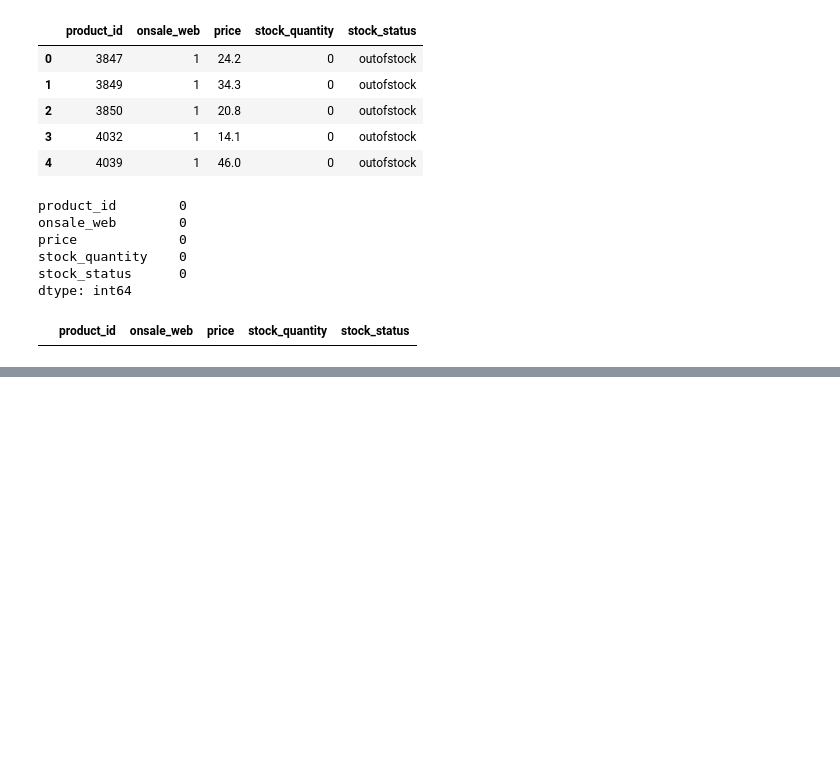
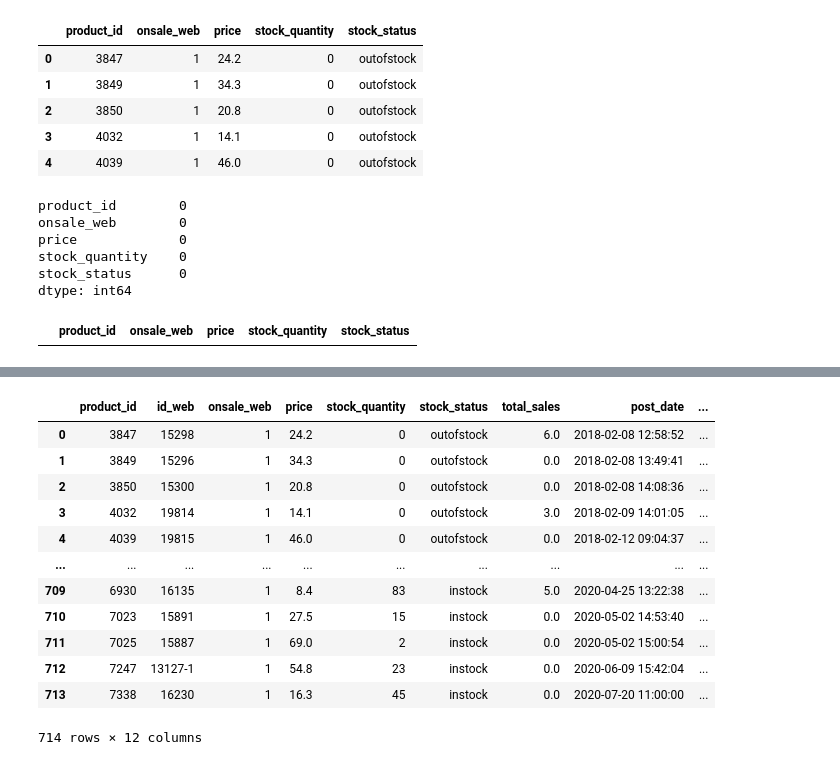
Before and after one commit to stevietchinda/Gestion-des-donn-es-d-une-boutique, a Jupyter notebook: data/fine_wine.ipynb, the cells around one changed output, grey strips where cells are left out. Saved outputs shown, nothing was run; the diff lists cells and outputs as text; code cells hidden in the pictures; blank space fills up the shorter version.

```diff
--- a/data/fine_wine.ipynb
+++ b/data/fine_wine.ipynb
@@ -344,0 +354,3 @@ instock = data_erp[data_erp['stock_status']== 'instock']
+# %%
+#  Correction des stocks
+data_erp['stock_status'] = np.where(data_erp['stock_quantity']==0, 'outofstock', 'instock')
@@ -344,0 +366,7 @@ instock = data_erp[data_erp['stock_status']== 'instock']
+# %%
+#Nettoyage des données
+#  Aucune valeur nulles (NaN) dans la colonne ‘product_id’
+# Des valeurs nulles (NaN) dans la colonne ‘id_web’
+
+data_liaison =pd.read_csv('liaison.csv')
+data_liaison.info()
@@ -344,0 +427,19 @@ instock = data_erp[data_erp['stock_status']== 'instock']
+# %%
+#Deuxième merge entre le premier merge et les données WEB
+
+data = pd.merge(dataLE, data_web, how='inner', on=['id_web'])
+data
+# %% [output]
+|  | product_id | id_web | onsale_web | price | stock_quantity | stock_status | total_sales | post_date | ... |
+| 0 | 3847 | 15298 | 1 | 24.2 | 0 | outofstock | 6.0 | 2018-02-08 12:58:52 | ... |
+| 1 | 3849 | 15296 | 1 | 34.3 | 0 | outofstock | 0.0 | 2018-02-08 13:49:41 | ... |
+| 2 | 3850 | 15300 | 1 | 20.8 | 0 | outofstock | 0.0 | 2018-02-08 14:08:36 | ... |
+| 3 | 4032 | 19814 | 1 | 14.1 | 0 | outofstock | 3.0 | 2018-02-09 14:01:05 | ... |
+| 4 | 4039 | 19815 | 1 | 46.0 | 0 | outofstock | 0.0 | 2018-02-12 09:04:37 | ... |
+| ... | ... | ... | ... | ... | ... | ... | ... | ... | ... |
+| 709 | 6930 | 16135 | 1 | 8.4 | 83 | instock | 5.0 | 2020-04-25 13:22:38 | ... |
+| 710 | 7023 | 15891 | 1 | 27.5 | 15 | instock | 0.0 | 2020-05-02 14:53:40 | ... |
+| 711 | 7025 | 15887 | 1 | 69.0 | 2 | instock | 0.0 | 2020-05-02 15:00:54 | ... |
+| 712 | 7247 | 13127-1 | 1 | 54.8 | 23 | instock | 0.0 | 2020-06-09 15:42:04 | ... |
+| 713 | 7338 | 16230 | 1 | 16.3 | 45 | instock | 0.0 | 2020-07-20 11:00:00 | ... |
+714 rows × 12 columns
```
Also changed, not shown: parts of 16 cells of this notebook.
